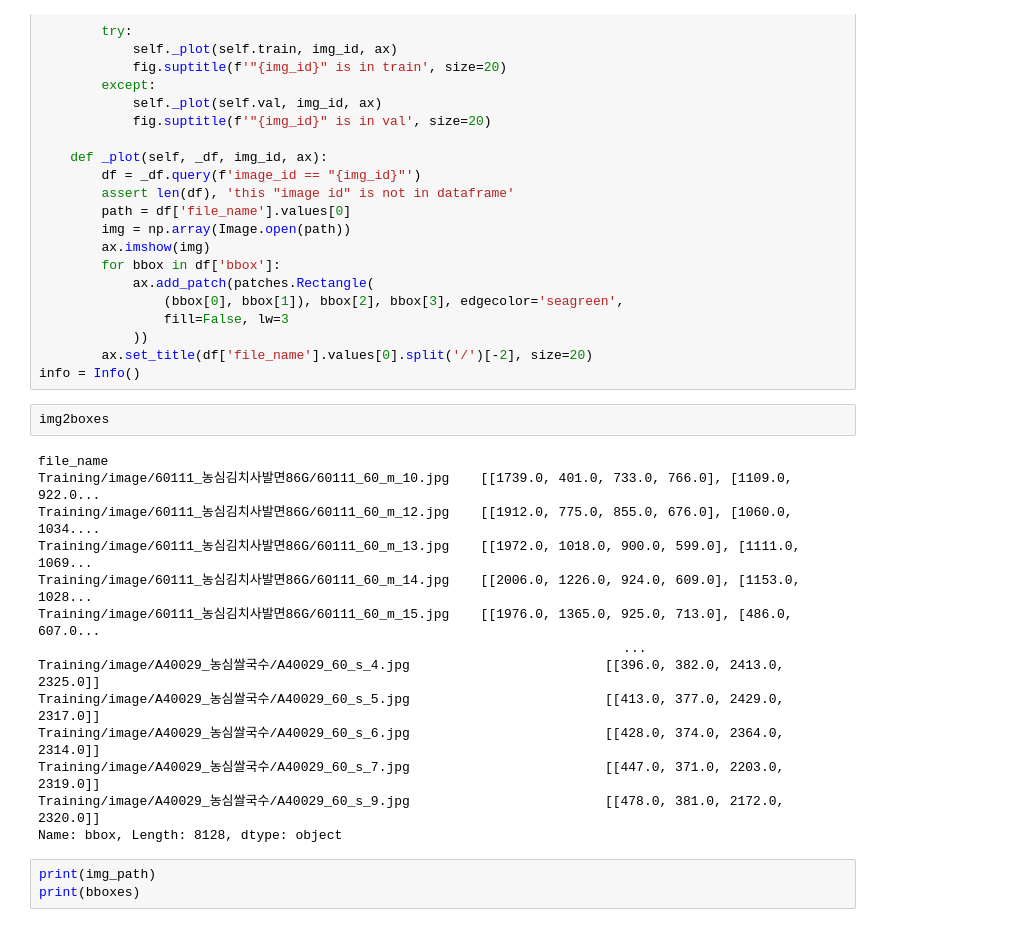
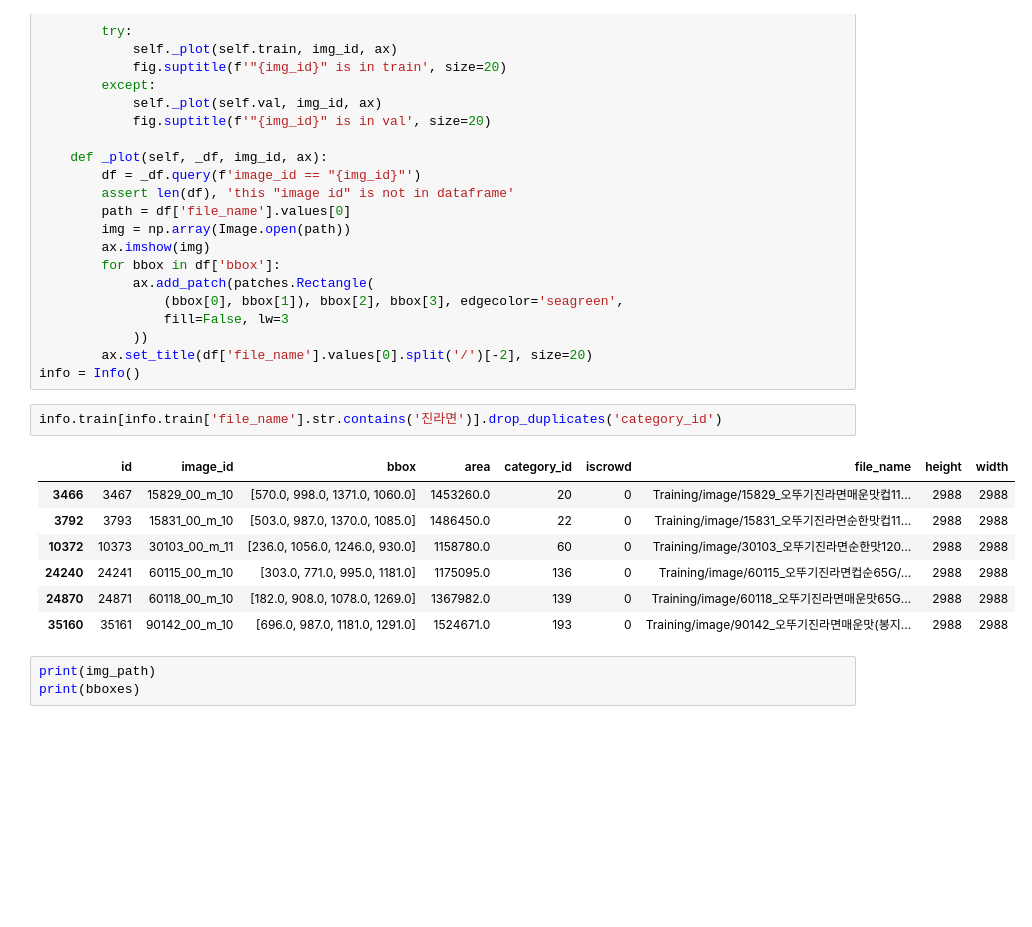
Before and after one commit to boostcampaitech3/final-project-level3-cv-12, a Jupyter notebook: dataset/temp.ipynb, the cells around one changed output. Cells and saved outputs as stored; diff of their text form; blank space fills up the shorter version.

```diff
--- a/dataset/temp.ipynb
+++ b/dataset/temp.ipynb
@@ -50,22 +50,16 @@ class Info:
             ))
         ax.set_title(df['file_name'].values[0].split('/')[-2], size=20)
 info = Info()
-# %%
-img2boxes
-# %% [output]
-file_name
-Training/image/60111_농심김치사발면86G/60111_60_m_10.jpg    [[1739.0, 401.0, 733.0, 766.0], [1109.0, 922.0...
-Training/image/60111_농심김치사발면86G/60111_60_m_12.jpg    [[1912.0, 775.0, 855.0, 676.0], [1060.0, 1034....
-Training/image/60111_농심김치사발면86G/60111_60_m_13.jpg    [[1972.0, 1018.0, 900.0, 599.0], [1111.0, 1069...
-Training/image/60111_농심김치사발면86G/60111_60_m_14.jpg    [[2006.0, 1226.0, 924.0, 609.0], [1153.0, 1028...
-Training/image/60111_농심김치사발면86G/60111_60_m_15.jpg    [[1976.0, 1365.0, 925.0, 713.0], [486.0, 607.0...
-                                                                           ...
-Training/image/A40029_농심쌀국수/A40029_60_s_4.jpg                         [[396.0, 382.0, 2413.0, 2325.0]]
-Training/image/A40029_농심쌀국수/A40029_60_s_5.jpg                         [[413.0, 377.0, 2429.0, 2317.0]]
-Training/image/A40029_농심쌀국수/A40029_60_s_6.jpg                         [[428.0, 374.0, 2364.0, 2314.0]]
-Training/image/A40029_농심쌀국수/A40029_60_s_7.jpg                         [[447.0, 371.0, 2203.0, 2319.0]]
-Training/image/A40029_농심쌀국수/A40029_60_s_9.jpg                         [[478.0, 381.0, 2172.0, 2320.0]]
-Name: bbox, Length: 8128, dtype: object
+# %%
+info.train[info.train['file_name'].str.contains('진라면')].drop_duplicates('category_id')
+# %% [output]
+|  | id | image_id | bbox | area | category_id | iscrowd | file_name | height | width |
+| 3466 | 3467 | 15829_00_m_10 | [570.0, 998.0, 1371.0, 1060.0] | 1453260.0 | 20 | 0 | Training/image/15829_오뚜기진라면매운맛컵11... | 2988 | 2988 |
+| 3792 | 3793 | 15831_00_m_10 | [503.0, 987.0, 1370.0, 1085.0] | 1486450.0 | 22 | 0 | Training/image/15831_오뚜기진라면순한맛컵11... | 2988 | 2988 |
+| 10372 | 10373 | 30103_00_m_11 | [236.0, 1056.0, 1246.0, 930.0] | 1158780.0 | 60 | 0 | Training/image/30103_오뚜기진라면순한맛120... | 2988 | 2988 |
+| 24240 | 24241 | 60115_00_m_10 | [303.0, 771.0, 995.0, 1181.0] | 1175095.0 | 136 | 0 | Training/image/60115_오뚜기진라면컵순65G/... | 2988 | 2988 |
+| 24870 | 24871 | 60118_00_m_10 | [182.0, 908.0, 1078.0, 1269.0] | 1367982.0 | 139 | 0 | Training/image/60118_오뚜기진라면매운맛65G... | 2988 | 2988 |
+| 35160 | 35161 | 90142_00_m_10 | [696.0, 987.0, 1181.0, 1291.0] | 1524671.0 | 193 | 0 | Training/image/90142_오뚜기진라면매운맛(봉지... | 2988 | 2988 |
 # %%
 print(img_path)
 print(bboxes)
```
Also changed, not shown: 14 other files.
